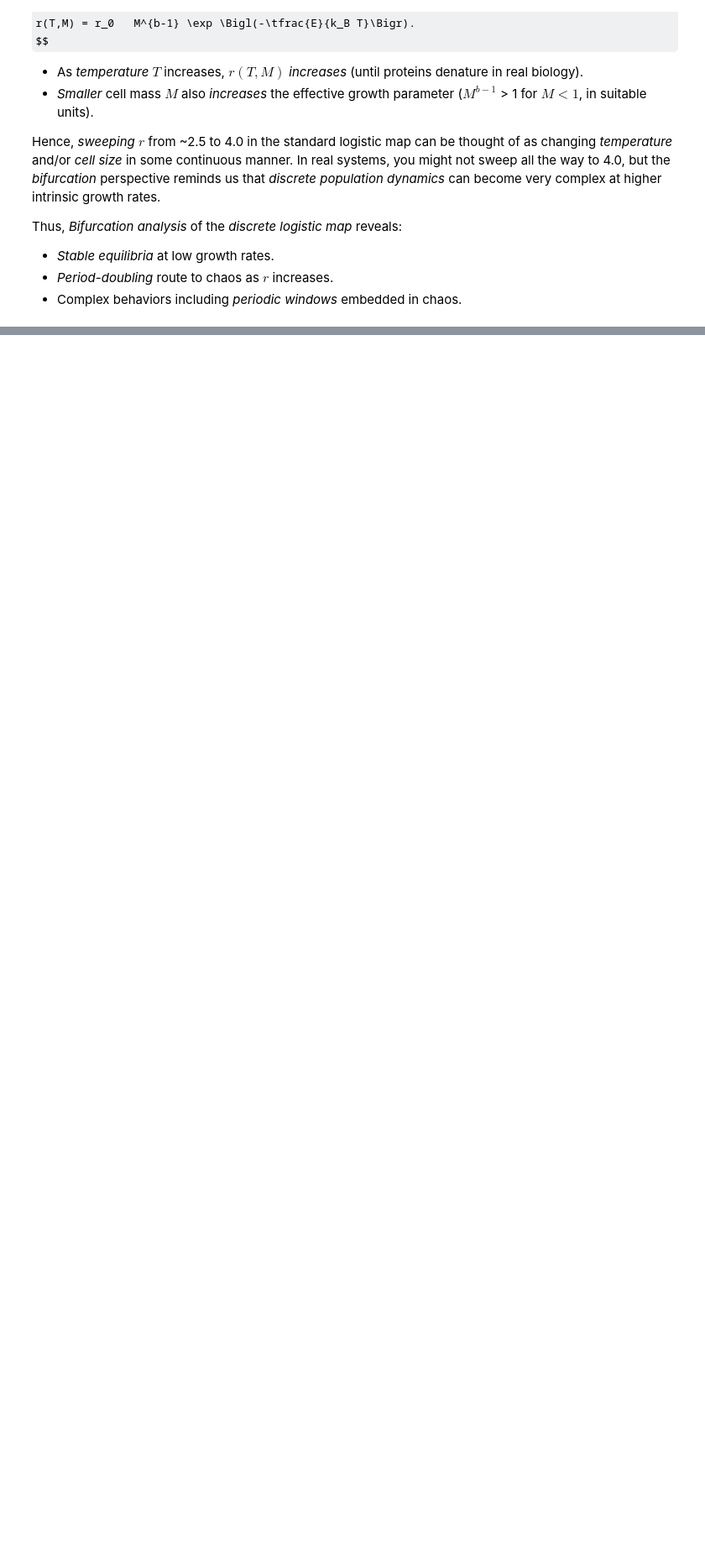
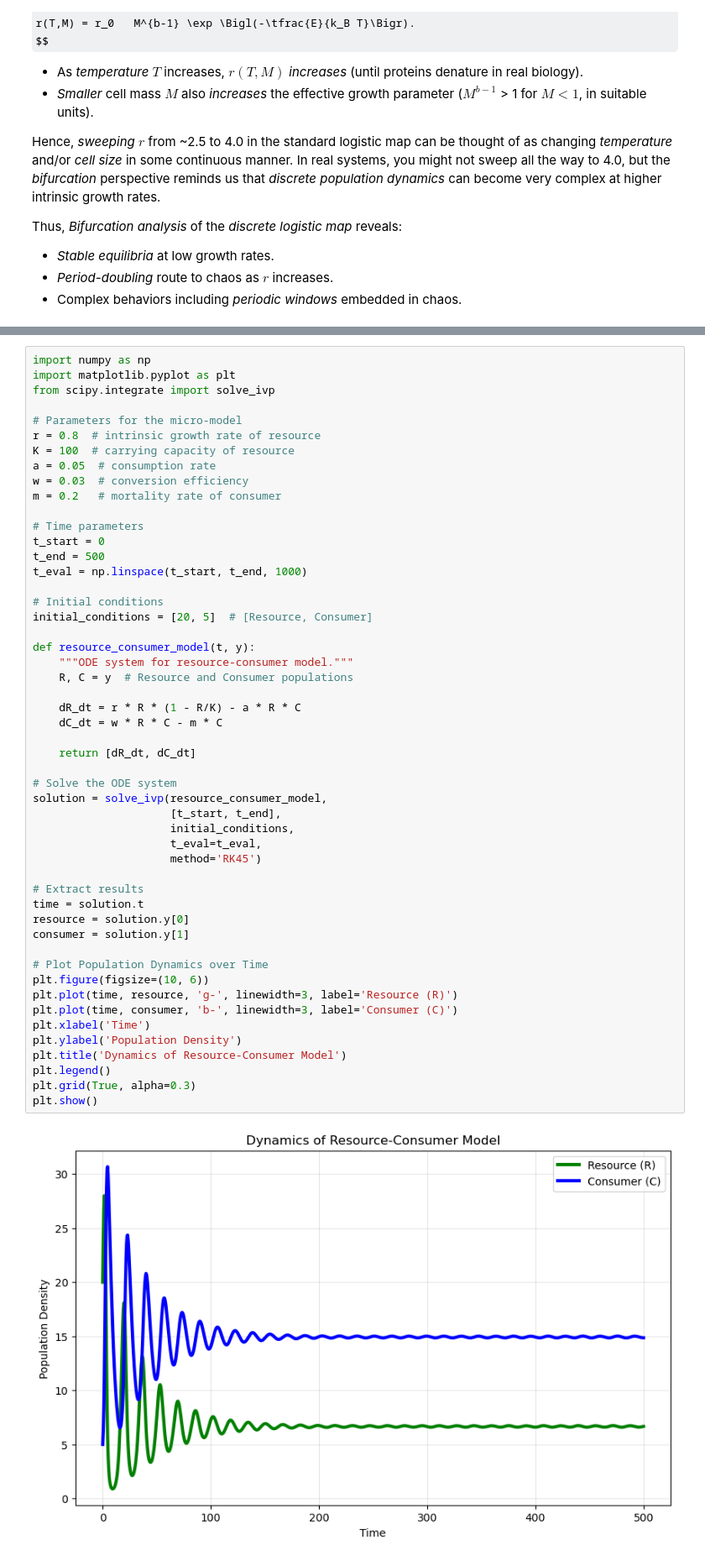
Before and after one commit to MulQuaBio/MQB, a Jupyter notebook: content/notebooks/populations.ipynb, the cells around one changed output, grey strips where cells are left out. Shown at 84% size. Drawn from its saved outputs; the diff is of its cells as text; some formulas as TeX source; blank space fills up the shorter version.

```diff
--- a/content/notebooks/populations.ipynb
+++ b/content/notebooks/populations.ipynb
@@ -355,3 +409,56 @@ Thus, *Bifurcation analysis* of the *discrete logistic map* reveals:
+# %%
+import numpy as np
+import matplotlib.pyplot as plt
+from scipy.integrate import solve_ivp
+
+# Parameters for the micro-model
+r = 0.8  # intrinsic growth rate of resource
+K = 100  # carrying capacity of resource
+a = 0.05  # consumption rate
+w = 0.03  # conversion efficiency
+m = 0.2   # mortality rate of consumer
+
+# Time parameters
+t_start = 0
+t_end = 500
+t_eval = np.linspace(t_start, t_end, 1000)
+
+# Initial conditions
+initial_conditions = [20, 5]  # [Resource, Consumer]
+
+def resource_consumer_model(t, y):
+    """ODE system for resource-consumer model."""
+    R, C = y  # Resource and Consumer populations
+
+    dR_dt = r * R * (1 - R/K) - a * R * C
+    dC_dt = w * R * C - m * C
+
+    return [dR_dt, dC_dt]
+
+# Solve the ODE system
+solution = solve_ivp(resource_consumer_model,
+                     [t_start, t_end],
+                     initial_conditions,
+                     t_eval=t_eval,
+                     method='RK45')
+
+# Extract results
+time = solution.t
+resource = solution.y[0]
+consumer = solution.y[1]
+
+# Plot Population Dynamics over Time
+plt.figure(figsize=(10, 6))
+plt.plot(time, resource, 'g-', linewidth=3, label='Resource (R)')
+plt.plot(time, consumer, 'b-', linewidth=3, label='Consumer (C)')
+plt.xlabel('Time')
+plt.ylabel('Population Density')
+plt.title('Dynamics of Resource-Consumer Model')
+plt.legend()
+plt.grid(True, alpha=0.3)
+plt.show()
+# %% [output]
+[figure, added]
 # %% [markdown]
 ## Summary
 
```
Also changed, not shown: parts of 2 cells of this notebook, 3 other files.
